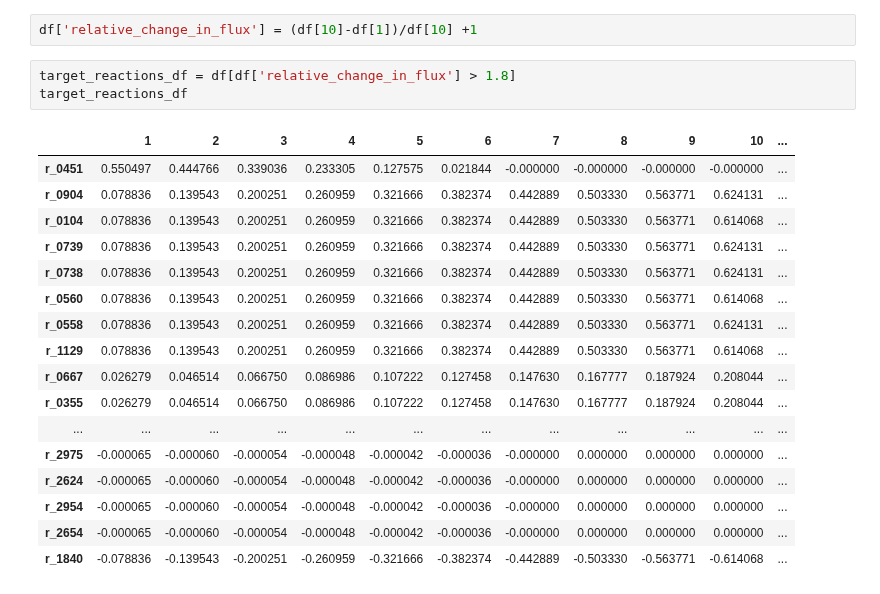
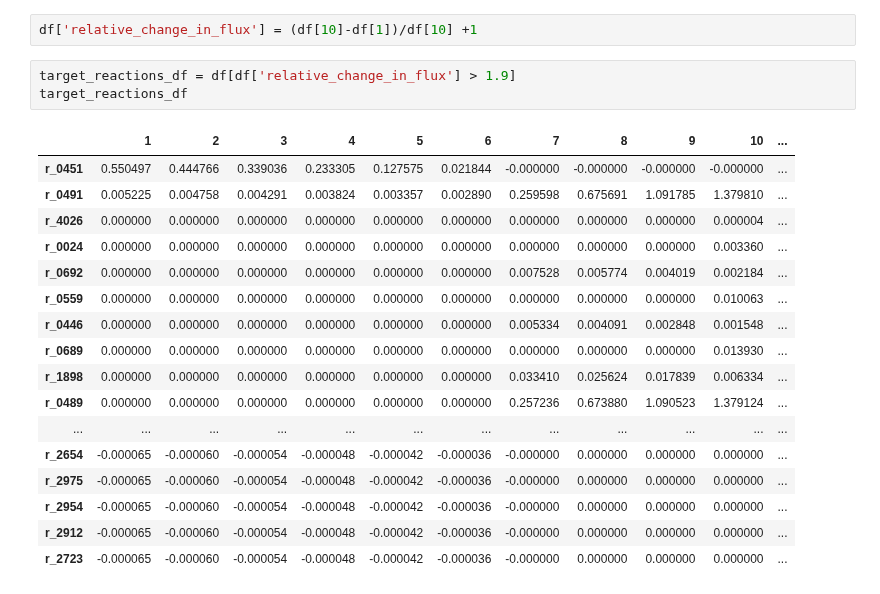
Before and after one commit to 27410/group-assingment-team-4, a Jupyter notebook: yeast-GEM-8.7.0/upregulation.ipynb, the cells around one changed output. Cells and saved outputs as stored; diff of their text form.

```diff
--- a/yeast-GEM-8.7.0/upregulation.ipynb
+++ b/yeast-GEM-8.7.0/upregulation.ipynb
@@ -95,26 +93,26 @@ df.head()
 # %%
 df['relative_change_in_flux'] = (df[10]-df[1])/df[10] +1
 # %%
-target_reactions_df = df[df['relative_change_in_flux'] > 1.8]
+target_reactions_df = df[df['relative_change_in_flux'] > 1.9]
 target_reactions_df
 # %% [output]
 |  | 1 | 2 | 3 | 4 | 5 | 6 | 7 | 8 | 9 | 10 | ... |
 | r_0451 | 0.550497 | 0.444766 | 0.339036 | 0.233305 | 0.127575 | 0.021844 | -0.000000 | -0.000000 | -0.000000 | -0.000000 | ... |
-| r_0904 | 0.078836 | 0.139543 | 0.200251 | 0.260959 | 0.321666 | 0.382374 | 0.442889 | 0.503330 | 0.563771 | 0.624131 | ... |
-| r_0104 | 0.078836 | 0.139543 | 0.200251 | 0.260959 | 0.321666 | 0.382374 | 0.442889 | 0.503330 | 0.563771 | 0.614068 | ... |
-| r_0739 | 0.078836 | 0.139543 | 0.200251 | 0.260959 | 0.321666 | 0.382374 | 0.442889 | 0.503330 | 0.563771 | 0.624131 | ... |
-| r_0738 | 0.078836 | 0.139543 | 0.200251 | 0.260959 | 0.321666 | 0.382374 | 0.442889 | 0.503330 | 0.563771 | 0.624131 | ... |
-| r_0560 | 0.078836 | 0.139543 | 0.200251 | 0.260959 | 0.321666 | 0.382374 | 0.442889 | 0.503330 | 0.563771 | 0.614068 | ... |
-| r_0558 | 0.078836 | 0.139543 | 0.200251 | 0.260959 | 0.321666 | 0.382374 | 0.442889 | 0.503330 | 0.563771 | 0.624131 | ... |
-| r_1129 | 0.078836 | 0.139543 | 0.200251 | 0.260959 | 0.321666 | 0.382374 | 0.442889 | 0.503330 | 0.563771 | 0.614068 | ... |
-| r_0667 | 0.026279 | 0.046514 | 0.066750 | 0.086986 | 0.107222 | 0.127458 | 0.147630 | 0.167777 | 0.187924 | 0.208044 | ... |
-| r_0355 | 0.026279 | 0.046514 | 0.066750 | 0.086986 | 0.107222 | 0.127458 | 0.147630 | 0.167777 | 0.187924 | 0.208044 | ... |
+| r_0491 | 0.005225 | 0.004758 | 0.004291 | 0.003824 | 0.003357 | 0.002890 | 0.259598 | 0.675691 | 1.091785 | 1.379810 | ... |
+| r_4026 | 0.000000 | 0.000000 | 0.000000 | 0.000000 | 0.000000 | 0.000000 | 0.000000 | 0.000000 | 0.000000 | 0.000004 | ... |
+| r_0024 | 0.000000 | 0.000000 | 0.000000 | 0.000000 | 0.000000 | 0.000000 | 0.000000 | 0.000000 | 0.000000 | 0.003360 | ... |
+| r_0692 | 0.000000 | 0.000000 | 0.000000 | 0.000000 | 0.000000 | 0.000000 | 0.007528 | 0.005774 | 0.004019 | 0.002184 | ... |
+| r_0559 | 0.000000 | 0.000000 | 0.000000 | 0.000000 | 0.000000 | 0.000000 | 0.000000 | 0.000000 | 0.000000 | 0.010063 | ... |
+| r_0446 | 0.000000 | 0.000000 | 0.000000 | 0.000000 | 0.000000 | 0.000000 | 0.005334 | 0.004091 | 0.002848 | 0.001548 | ... |
+| r_0689 | 0.000000 | 0.000000 | 0.000000 | 0.000000 | 0.000000 | 0.000000 | 0.000000 | 0.000000 | 0.000000 | 0.013930 | ... |
+| r_1898 | 0.000000 | 0.000000 | 0.000000 | 0.000000 | 0.000000 | 0.000000 | 0.033410 | 0.025624 | 0.017839 | 0.006334 | ... |
+| r_0489 | 0.000000 | 0.000000 | 0.000000 | 0.000000 | 0.000000 | 0.000000 | 0.257236 | 0.673880 | 1.090523 | 1.379124 | ... |
 | ... | ... | ... | ... | ... | ... | ... | ... | ... | ... | ... | ... |
+| r_2654 | -0.000065 | -0.000060 | -0.000054 | -0.000048 | -0.000042 | -0.000036 | -0.000000 | 0.000000 | 0.000000 | 0.000000 | ... |
 | r_2975 | -0.000065 | -0.000060 | -0.000054 | -0.000048 | -0.000042 | -0.000036 | -0.000000 | 0.000000 | 0.000000 | 0.000000 | ... |
-| r_2624 | -0.000065 | -0.000060 | -0.000054 | -0.000048 | -0.000042 | -0.000036 | -0.000000 | 0.000000 | 0.000000 | 0.000000 | ... |
 | r_2954 | -0.000065 | -0.000060 | -0.000054 | -0.000048 | -0.000042 | -0.000036 | -0.000000 | 0.000000 | 0.000000 | 0.000000 | ... |
-| r_2654 | -0.000065 | -0.000060 | -0.000054 | -0.000048 | -0.000042 | -0.000036 | -0.000000 | 0.000000 | 0.000000 | 0.000000 | ... |
-| r_1840 | -0.078836 | -0.139543 | -0.200251 | -0.260959 | -0.321666 | -0.382374 | -0.442889 | -0.503330 | -0.563771 | -0.614068 | ... |
+| r_2912 | -0.000065 | -0.000060 | -0.000054 | -0.000048 | -0.000042 | -0.000036 | -0.000000 | 0.000000 | 0.000000 | 0.000000 | ... |
+| r_2723 | -0.000065 | -0.000060 | -0.000054 | -0.000048 | -0.000042 | -0.000036 | -0.000000 | 0.000000 | 0.000000 | 0.000000 | ... |
 # %%
 df = target_reactions_df.drop(labels='relative_change_in_flux', axis=1)
 fig = df.T.plot(cmap="viridis",figsize=(8, 8), grid =True, linewidth=3);
```
Also changed, not shown: parts of 7 cells of this notebook.
